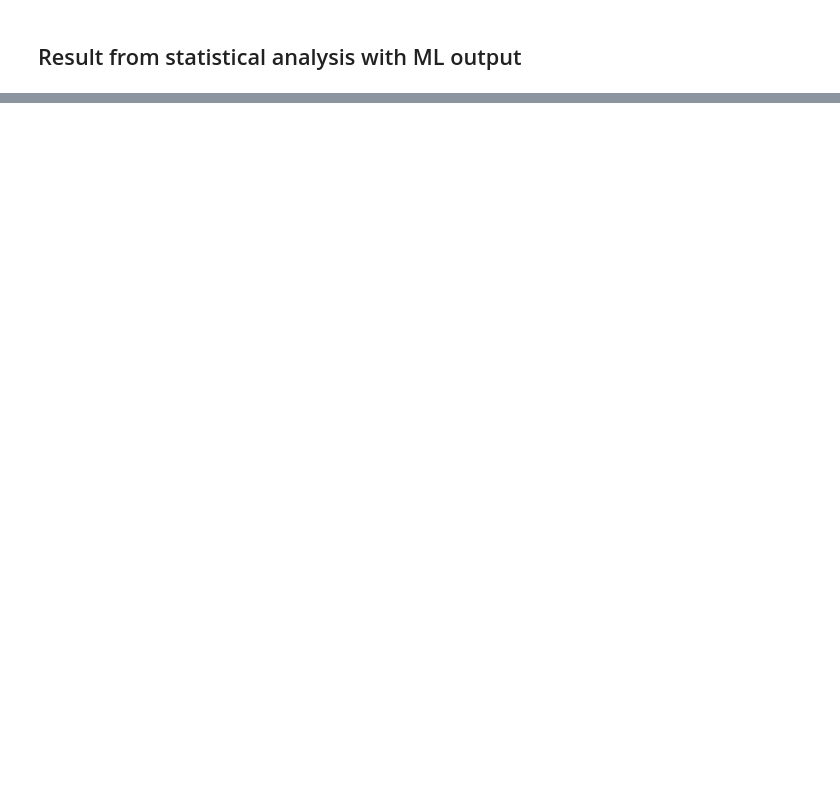
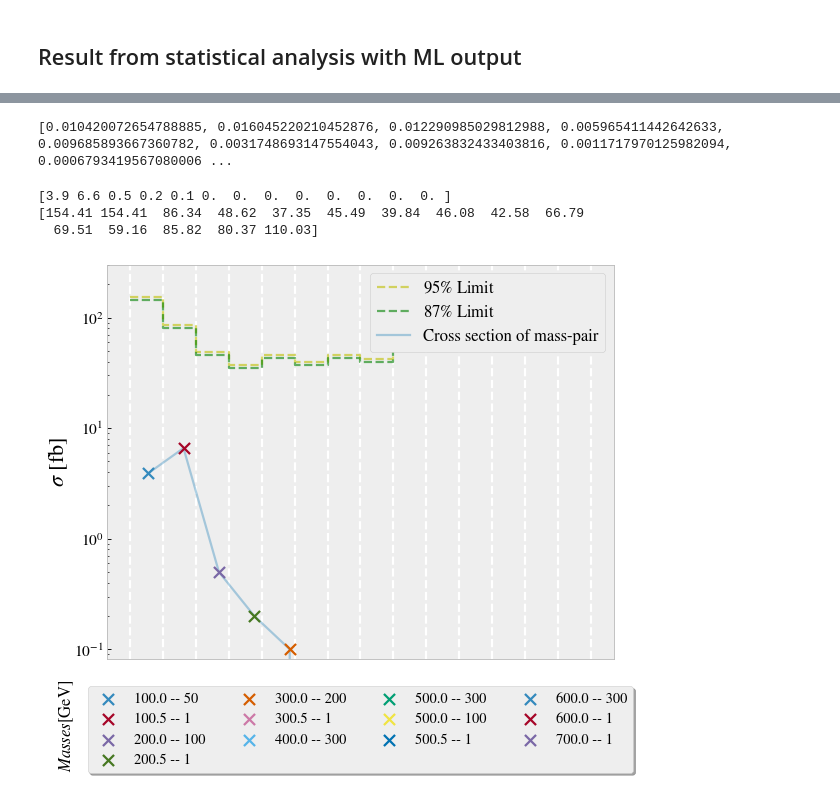
Before and after one commit to WilliamHirst/FYS5555, a Jupyter notebook: Proj3/new_notebooks/Histo.ipynb, the cells around one changed output, grey strips where cells are left out. Drawn from its saved outputs; the diff is of its cells as text; code cells hidden in the pictures; blank space fills up the shorter version.

```diff
--- a/Proj3/new_notebooks/Histo.ipynb
+++ b/Proj3/new_notebooks/Histo.ipynb
@@ -521,0 +682,77 @@ plt.show()
+# %%
+for i in range(len(SUSY_masses_ex)):
+    mass_index = df_physdescr_ex == SUSY_masses_ex[i]
+    weight_mass = df_weights_ex[mass_index].array
+    SUSY_nr_events_AMEVC[SUSY_masses_ex[i]] = np.sum(weight_mass)
+    effic_AMEVC[SUSY_masses[i]] = SUSY_nr_events_AMEVC[SUSY_masses_ex[i]]/SUSY_nr_events_BC[SUSY_masses_ex[i]]
+# %%
+M = []
+LM = []
+NM = []
+for i in range(len(SUSY_masses_ex)):
+    string = SUSY_masses_ex[i].split("_")
+    lm, nm = string[2].split("p")[0] + "." + string[2].split("p")[1]  , string[3].split("p")[0]
+    LM.append(float(lm))
+    NM.append(float(nm))
+    M.append(f"{lm} -- {nm}")
+
+sort_indx = sorted(range(len(LM)), key=lambda k: LM[k])
+
+
+M = [M[i] for i in sort_indx]
+effic_l1 = list(effic_AMEVC.values())
+effic_AMEVC = [effic_l1[i] for i in sort_indx]
+
+
+SUSY_nr_events_AMEVC_l = list(SUSY_nr_events_AMEVC.values())
+SUSY_nr_events_AMEVC = [SUSY_nr_events_AMEVC_l[i] for i in sort_indx]
+print(effic_AMEVC)
+# %% [output]
+[0.010420072654788885, 0.016045220210452876, 0.012290985029812988, 0.005965411442642633, 0.009685893667360782, 0.0031748693147554043, 0.009263832433403816, 0.0011717970125982094, 0.0006793419567080006 ...
+# %%
+OLim = [154.41, 86.34, 48.62, 37.35, 45.49, 39.84, 46.08, 42.58, 66.79, 69.51, 59.16, 85.82, 80.37, 110.03]
+OLim_1p5 = [144.82, 80.98, 45.61, 35.03, 42.66, 37.36, 43.22, 39.93, 62.64, 65.19, 55.6, 80.49, 75.4, 103.19]
+
+nr_Events = np.around(np.array(SUSY_nr_events_AMEVC))/10
+OLim = np.array(OLim)
+
+OLim = np.insert(OLim,0, OLim[0])
+OLim_1p5 = np.insert(OLim_1p5,0, OLim_1p5[0])
+x = np.linspace(0.5,len(nr_Events)+0.5, len(OLim))
+print(nr_Events)
+print(OLim)
+# %% [output]
+[3.9 6.6 0.5 0.2 0.1 0.  0.  0.  0.  0.  0.  0.  0. ]
+[154.41 154.41  86.34  48.62  37.35  45.49  39.84  46.08  42.58  66.79
+  69.51  59.16  85.82  80.37 110.03]
+# %%
+fig = plt.figure(figsize = (7.4, 5.8), num=0, dpi=80, facecolor='w', edgecolor='k')
+ax = fig.add_subplot(1, 1, 1)
+ax.set_ylabel(r"$\sigma$ [fb]", fontsize=20)
+for i in range(len(nr_Events)):
+    ax.scatter(i+1, nr_Events[i], marker = "x", label = M[i], s = 100,zorder=i+10)
+ax.set_yscale("log")
+ax.set_ylim(top = 3e2)
+plt.tick_params(axis='x',which='both',bottom=False,top=False,labelbottom=False)
+plt.tight_layout(pad=1.1, w_pad=0.7, h_pad=0.2)
+plt.figtext(0.04, -0.02, r"$Masses$[GeV]", rotation=90, va='center', fontsize = 15)
+
+box = ax.get_position()
+ax.set_position([box.x0, box.y0 + box.height * 0.1,
+                 box.width, box.height * 0.9])
+legend1 = plt.legend(loc='upper center', bbox_to_anchor=(0.5, -0.05),
+          fancybox=True, shadow=True, ncol=4, fontsize=13)
+plt.plot(x, OLim, "--",drawstyle='steps', c = 'y', alpha = 0.6, zorder=1)
+plt.plot(x, OLim_1p5, "--",drawstyle='steps', c = 'g', alpha = 0.6)
+
+plt.plot(range(1,len(nr_Events)+ 1), nr_Events, alpha = 0.4, zorder=0)
+lines = ax.get_lines()
+legend2 = plt.legend(lines, [r'$95\%$ Limit', r'$87\%$ Limit','Cross section of mass-pair' ], loc='upper right',fontsize=15, framealpha = 1)
+ax.add_artist(legend1)
+for xi in x:
+    ax.axvline(xi, linestyle = "--", zorder=-1, alpha = 1, c = "white")
+plt.grid(False)
+plt.savefig("figures/ExlusionEvents_nML.pdf")
+plt.show()
+# %% [output]
+[figure, added]
```
Also changed, not shown: parts of 20 cells of this notebook, 2 other files.
